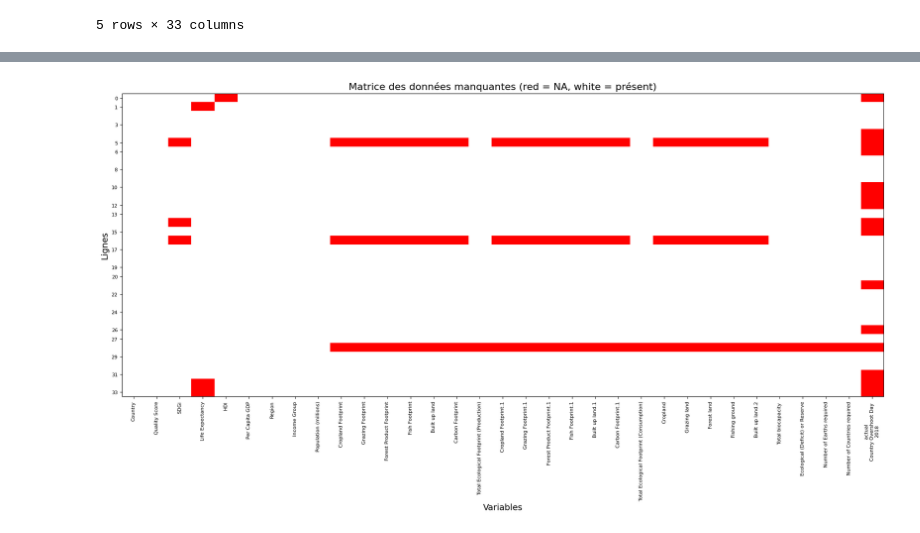
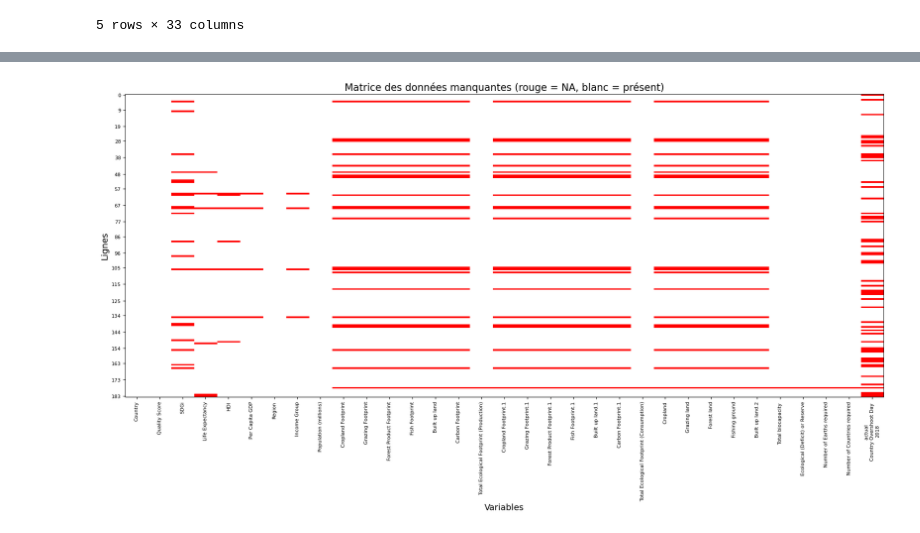
Before and after one commit to anna-cochat/Data_NA_project, a Jupyter notebook: ProjetNA.ipynb, the cells around one changed output, grey strips where cells are left out. Drawn from its saved outputs; the diff is of its cells as text; code cells hidden in the pictures.

```diff
--- a/ProjetNA.ipynb
+++ b/ProjetNA.ipynb
@@ -98,7 +98,7 @@ import numpy as np
 from matplotlib.colors import ListedColormap
 
 # Charger les données
-data = pd.read_excel("NA_les34dernierspays.xlsx")  # adapte le chemin si besoin
+data = pd.read_excel("NA.xlsx")  # adapte le chemin si besoin
 
 # Matrice booléenne des valeurs manquantes
 missing = data.isna()
@@ -106,35 +106,35 @@ missing = data.isna()
 # Conversion en 0 = présent, 1 = manquant
 values = np.where(missing, 1, 0)
 
 # Définir les couleurs : 0 = jaune (présent), 1 = blanc (NA)
 cmap = ListedColormap(["white", "red"])
 
 # Création de la figure
 plt.figure(figsize=(18, 10))
 plt.imshow(values, aspect='auto', cmap=cmap)
 
-plt.title("Matrice des données manquantes (red = NA, white = présent)", fontsize=16)
+plt.title("Matrice des données manquantes (rouge = NA, blanc = présent)", fontsize=16)
 plt.xlabel("Variables", fontsize=14)
 plt.ylabel("Lignes", fontsize=14)
 
 # Ajouter les labels des colonnes
 plt.xticks(
     ticks=np.arange(len(data.columns)),
     labels=data.columns,
     rotation=90,
     fontsize=8
 )
 
 # Alléger les labels de lignes
 plt.yticks(
     ticks=np.linspace(0, len(data)-1, 20, dtype=int),
     fontsize=8
 )
 
 plt.tight_layout()
 plt.show()
 # %% [output]
-[figure, old version]
+[figure, new version]
 # %%
 data.isna().sum().sort_values(ascending=False).plot(kind='bar', figsize=(10,5))
 plt.title("Nombre de valeurs manquantes par variable")
```
Also changed, not shown: parts of 3 cells of this notebook, 1 other file.
